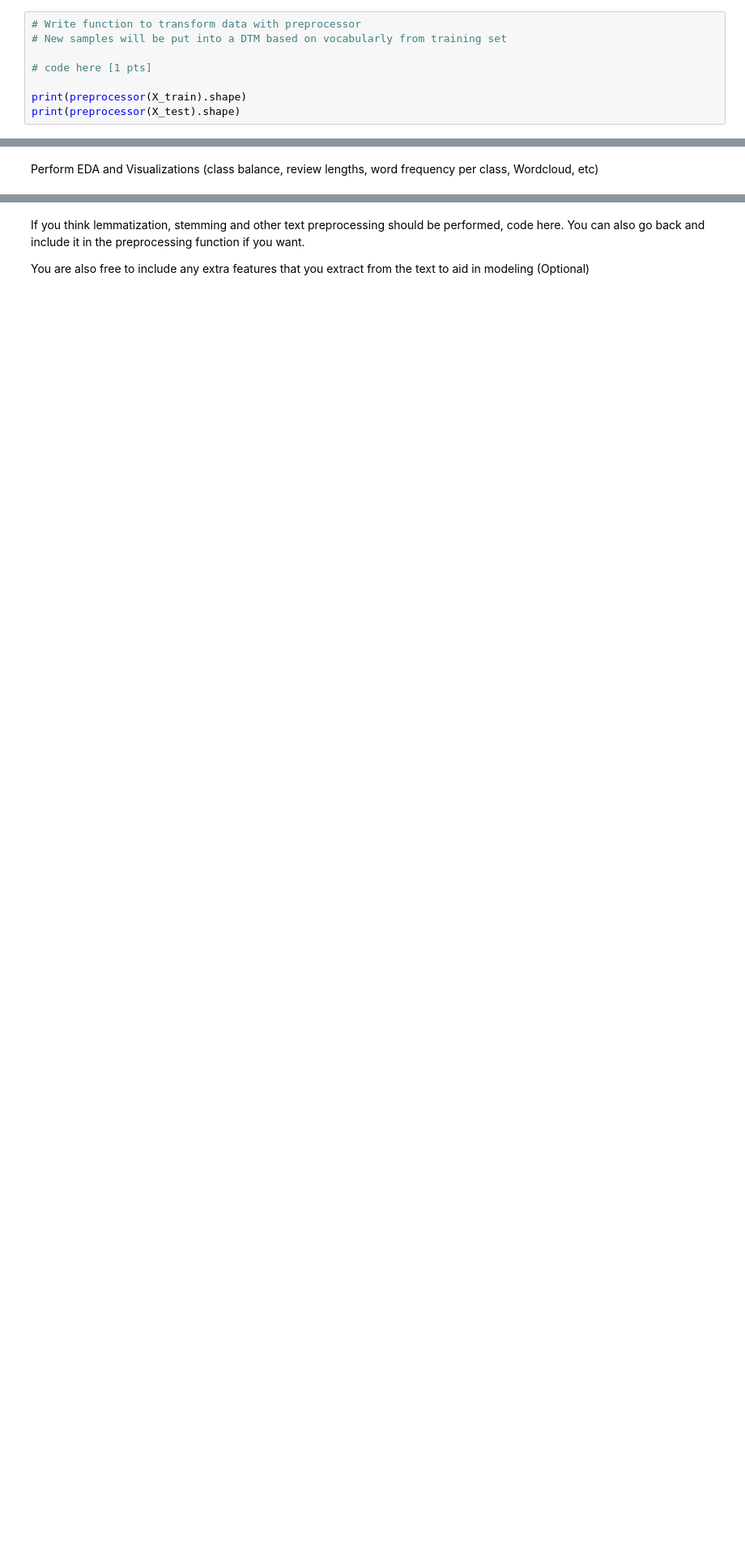
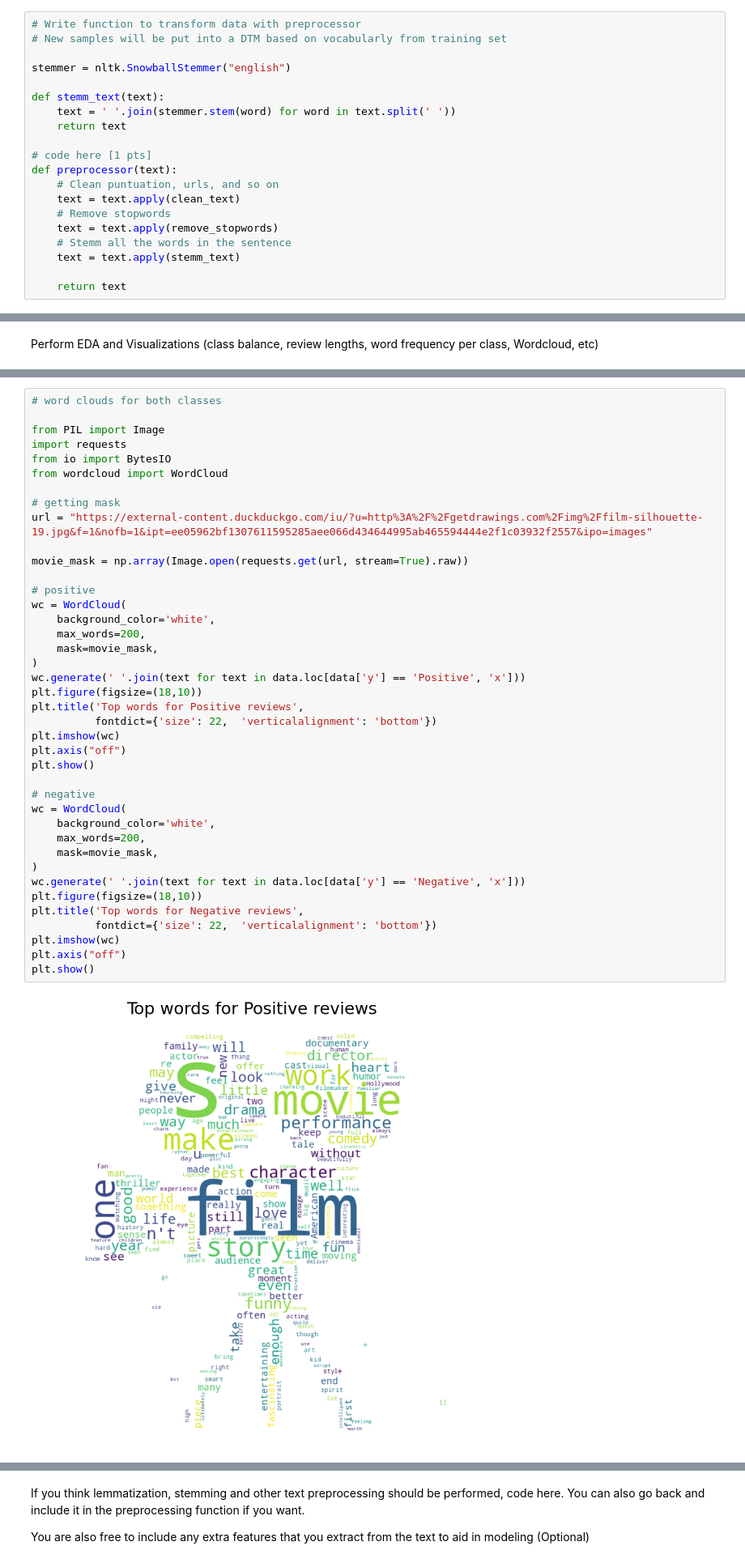
Before and after one commit to katemcg/assignment3, a Jupyter notebook: assignment3_Part1_3_hs3458_kem2231.ipynb, the cells around one changed output, grey strips where cells are left out. Shown: that part at 81% size. Drawn from its saved outputs; the diff is of its cells as text; blank space fills up the shorter version.

```diff
--- a/assignment3_Part1_3_hs3458_kem2231.ipynb
+++ b/assignment3_Part1_3_hs3458_kem2231.ipynb
@@ -80,7 +94,19 @@ Name: text, dtype: object
 # Write function to transform data with preprocessor
 # New samples will be put into a DTM based on vocabularly from training set
 
+stemmer = nltk.SnowballStemmer("english")
+
+def stemm_text(text):
+    text = ' '.join(stemmer.stem(word) for word in text.split(' '))
+    return text
+
 # code here [1 pts]
+def preprocessor(text):
+    # Clean puntuation, urls, and so on
+    text = text.apply(clean_text)
+    # Remove stopwords
+    text = text.apply(remove_stopwords)
+    # Stemm all the words in the sentence
+    text = text.apply(stemm_text)
 
-print(preprocessor(X_train).shape)
-print(preprocessor(X_test).shape)
+    return text
@@ -90,0 +195,42 @@ Perform EDA and Visualizations (class balance, review lengths, word frequency pe
+# %%
+# word clouds for both classes
+
+from PIL import Image
+import requests
+from io import BytesIO
+from wordcloud import WordCloud
+
+# getting mask
+url = "https://external-content.duckduckgo.com/iu/?u=http%3A%2F%2Fgetdrawings.com%2Fimg%2Ffilm-silhouette-19.jpg&f=1&nofb=1&ipt=ee05962bf1307611595285aee066d434644995ab465594444e2f1c03932f2557&ipo=images"
+
+movie_mask = np.array(Image.open(requests.get(url, stream=True).raw))
+
+# positive
+wc = WordCloud(
+    background_color='white',
+    max_words=200,
+    mask=movie_mask,
+)
+wc.generate(' '.join(text for text in data.loc[data['y'] == 'Positive', 'x']))
+plt.figure(figsize=(18,10))
+plt.title('Top words for Positive reviews',
+          fontdict={'size': 22,  'verticalalignment': 'bottom'})
+plt.imshow(wc)
+plt.axis("off")
+plt.show()
+
+# negative
+wc = WordCloud(
+    background_color='white',
+    max_words=200,
+    mask=movie_mask,
+)
+wc.generate(' '.join(text for text in data.loc[data['y'] == 'Negative', 'x']))
+plt.figure(figsize=(18,10))
+plt.title('Top words for Negative reviews',
+          fontdict={'size': 22,  'verticalalignment': 'bottom'})
+plt.imshow(wc)
+plt.axis("off")
+plt.show()
+# %% [output]
+[figure, added]
```
Also changed, not shown: parts of 38 cells of this notebook.
